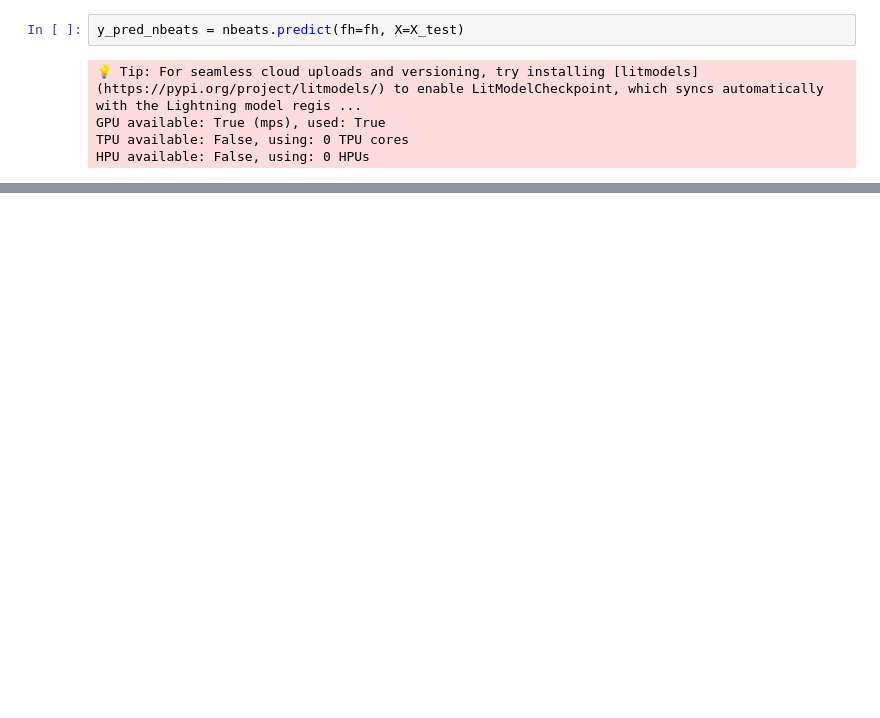
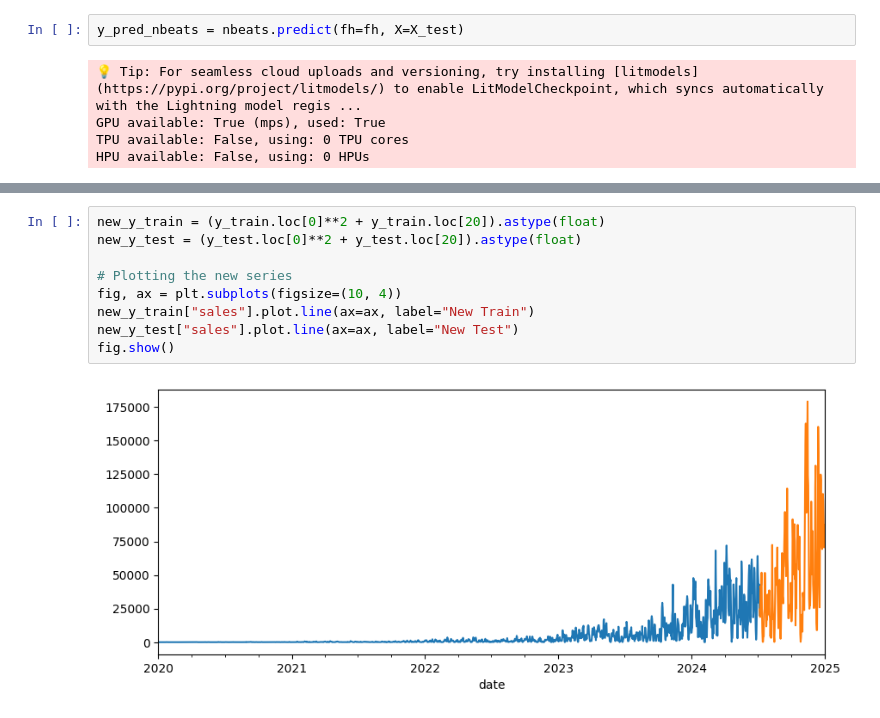
Before and after one commit to sktime/sktime-workshop-pycon-colombia-2025, a Jupyter notebook: notebooks/02_panel.ipynb, the cells around one changed output, grey strips where cells are left out. Drawn from its saved outputs; the diff is of its cells as text; blank space fills up the shorter version.

```diff
--- a/notebooks/02_panel.ipynb
+++ b/notebooks/02_panel.ipynb
@@ -727,0 +688,11 @@ fig.show()
+# %%
+new_y_train = (y_train.loc[0]**2 + y_train.loc[20]).astype(float)
+new_y_test = (y_test.loc[0]**2 + y_test.loc[20]).astype(float)
+
+# Plotting the new series
+fig, ax = plt.subplots(figsize=(10, 4))
+new_y_train["sales"].plot.line(ax=ax, label="New Train")
+new_y_test["sales"].plot.line(ax=ax, label="New Test")
+fig.show()
+# %% [output]
+[figure, added]
```
Also changed, not shown: parts of 7 cells of this notebook, 1 other file.
